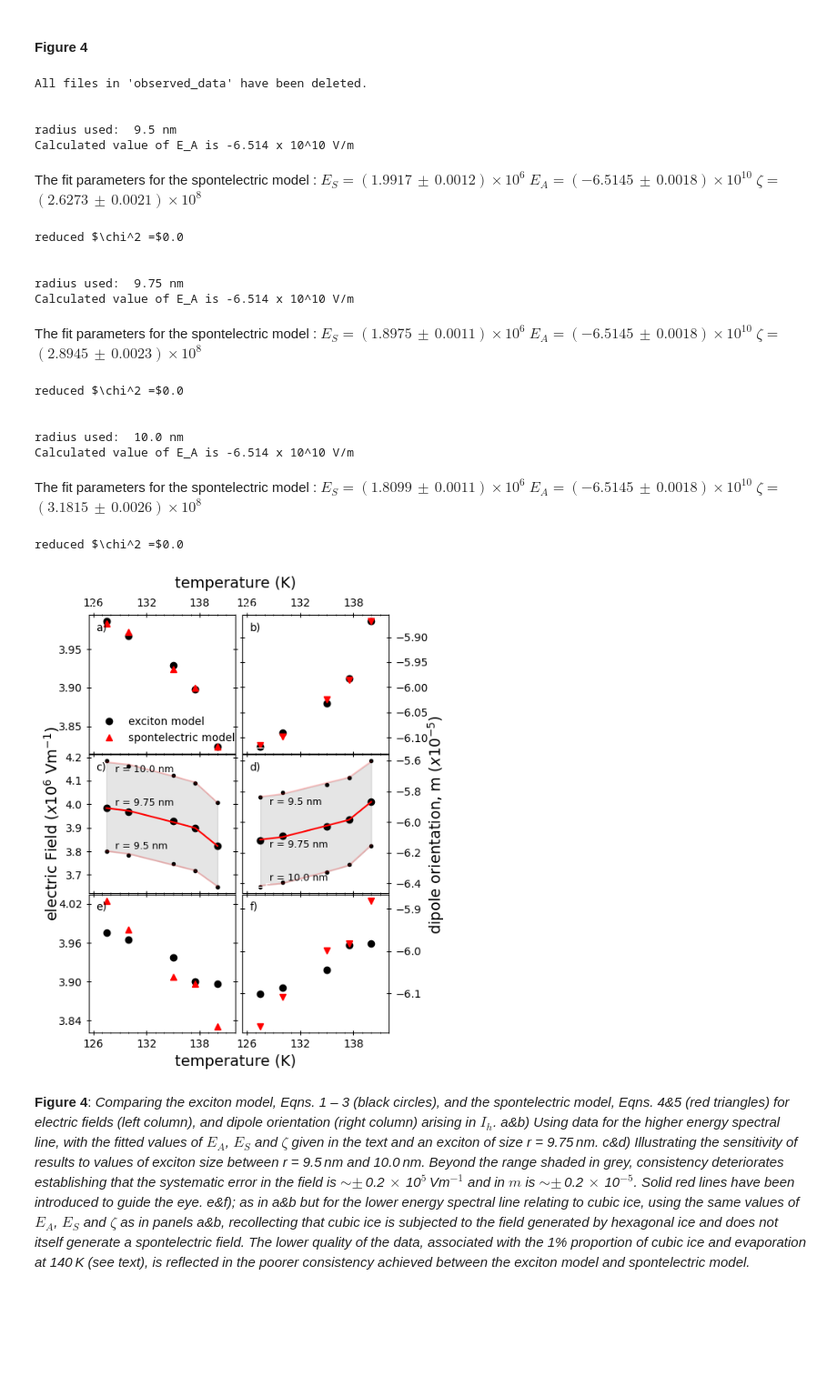
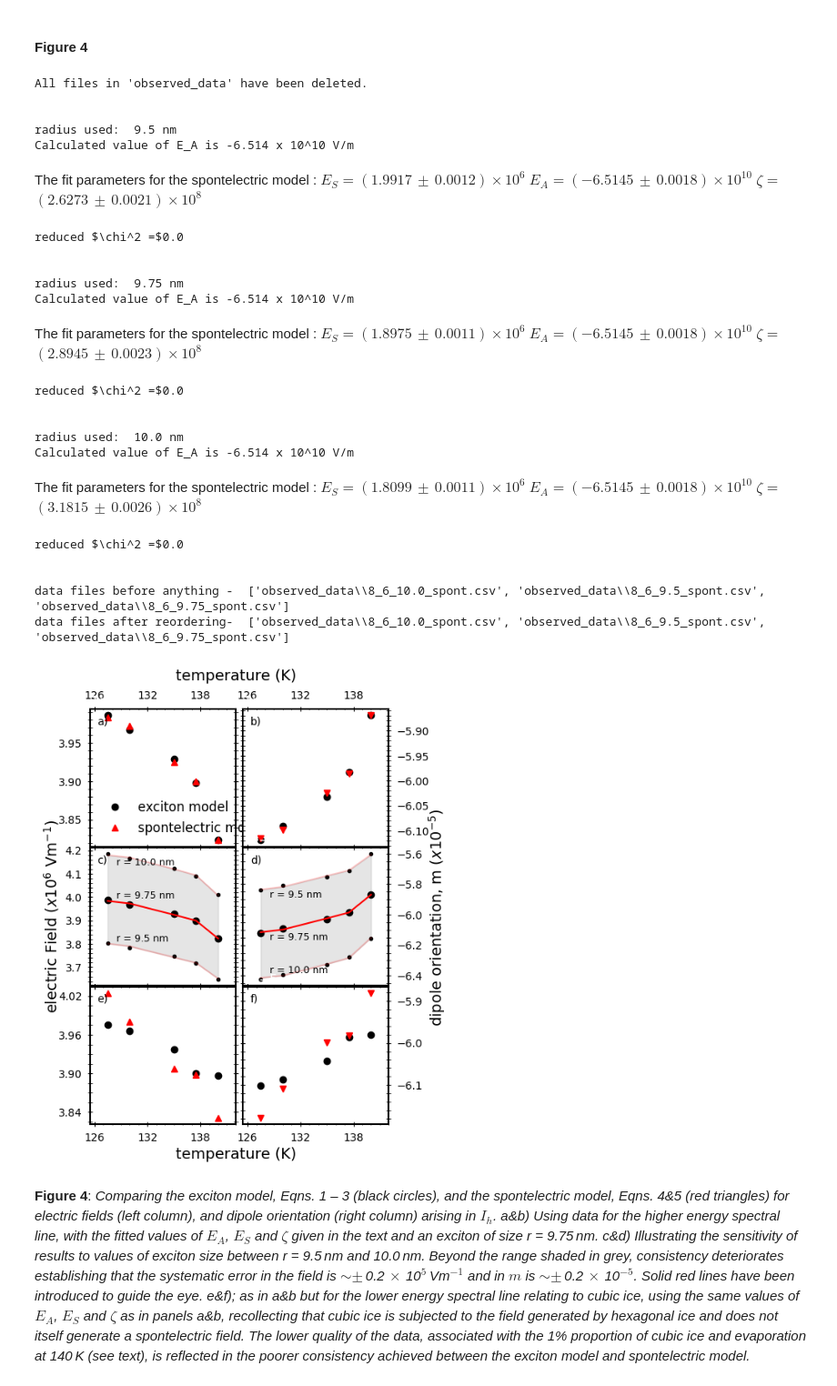
Before and after one commit to cassidy-andrew/VUV_water_spont, a Jupyter notebook: water_spont_paper.ipynb, the cells around one changed output. Shown at 91% size. Saved outputs shown, nothing was run; the diff lists cells and outputs as text; code cells hidden in the pictures; blank space fills up the shorter version.

Commit message:
fix more glob sorting issues

```diff
--- a/water_spont_paper.ipynb
+++ b/water_spont_paper.ipynb
@@ -443,6 +418,25 @@ for i in r_nm:
     check = calc_Esp(r_0,DE)
 
 data_files = glob.glob('observed_data/8***spont.csv')
+
+#Need to have ordered sorting after glob operation:
+def extract_middle_number(filename):
+    part = filename.split("_", 3)[3]
+    num = re.match(r"([0-9]+(?:\.[0-9]+)?)", part).group(1)
+    return float(num)
+
+# Reorder: largest, smallest, middle
+def reorder_three(data_files):
+
+    nums = [(f, extract_middle_number(f)) for f in data_files]
+    nums_sorted = sorted(nums, key=lambda x: x[1], reverse=True)
+    largest = nums_sorted[0][0]
+    smallest = nums_sorted[-1][0]
+    middle  = nums_sorted[1][0]
+
+    return [largest, smallest, middle]
+
+data_files = reorder_three(data_files)
 
 spont_fit1_min = pd.read_csv(data_files[0],  header = (0))
 spont_fit1_max = pd.read_csv(data_files[1],  header = (0))
@@ -616,34 +610,38 @@ plt.savefig('Figure_4.svg',dpi = 600, bbox_inches='tight')
 plt.show()
 # %% [output]
 All files in 'observed_data' have been deleted.
 
 
 radius used:  9.5 nm
 Calculated value of E_A is -6.514 x 10^10 V/m
 The fit parameters for the spontelectric model :
 $E_S =$$(1.9917\,\pm\,0.0012)\times 10^{6}$
 $E_A =$$(-6.5145\,\pm\,0.0018)\times 10^{10}$
 $\zeta =$$(2.6273\,\pm\,0.0021)\times 10^{8}$
 reduced $\chi^2 =$0.0
 
 
 radius used:  9.75 nm
 Calculated value of E_A is -6.514 x 10^10 V/m
 The fit parameters for the spontelectric model :
 $E_S =$$(1.8975\,\pm\,0.0011)\times 10^{6}$
 $E_A =$$(-6.5145\,\pm\,0.0018)\times 10^{10}$
 $\zeta =$$(2.8945\,\pm\,0.0023)\times 10^{8}$
 reduced $\chi^2 =$0.0
 
 
 radius used:  10.0 nm
 Calculated value of E_A is -6.514 x 10^10 V/m
 The fit parameters for the spontelectric model :
 $E_S =$$(1.8099\,\pm\,0.0011)\times 10^{6}$
 $E_A =$$(-6.5145\,\pm\,0.0018)\times 10^{10}$
 $\zeta =$$(3.1815\,\pm\,0.0026)\times 10^{8}$
 reduced $\chi^2 =$0.0
+
+
+data files before anything -  ['observed_data\\8_6_10.0_spont.csv', 'observed_data\\8_6_9.5_spont.csv', 'observed_data\\8_6_9.75_spont.csv']
+data files after reordering-  ['observed_data\\8_6_10.0_spont.csv', 'observed_data\\8_6_9.5_spont.csv', 'observed_data\\8_6_9.75_spont.csv']
-[figure, old version]
+[figure, new version]
 # %% [markdown]
 **Figure 4**<a class="anchor" id="figure_4"></a>: _Comparing the exciton model, Eqns. 1 – 3 (black circles), and the spontelectric model, Eqns. 4&5 (red triangles) for electric fields (left column), and dipole orientation (right column) arising in $I_h$. a&b) Using data for the higher energy spectral line, with the fitted values of $E_A$, $E_S$ and $\zeta$ given in the text and an exciton of size r = 9.75$\,$nm. c&d) Illustrating the sensitivity of results to values of exciton size between r = 9.5$\,$nm and 10.0$\,$nm. Beyond the range shaded in grey, consistency deteriorates establishing that the systematic error in the field is $\sim\pm\,$0.2$\,\times \,$10$^5$$\,$Vm$^{-1}$ and in $m$ is $\sim\pm\,$0.2$\,\times \,$10$^{-5}$. Solid red lines have been introduced to guide the eye. e&f); as in a&b but for the lower energy spectral line relating to cubic ice, using the same values of $E_A$, $E_S$ and $\zeta$ as in panels a&b, recollecting that cubic ice is subjected to the field generated by hexagonal ice and does not itself generate a spontelectric field. The lower quality of the data, associated with the 1% proportion of cubic ice and evaporation at 140$\,$K (see text), is reflected in the poorer consistency achieved between the exciton model and spontelectric model._
 # %% [markdown]
```
Also changed, not shown: parts of 5 cells of this notebook, 14 other files.
